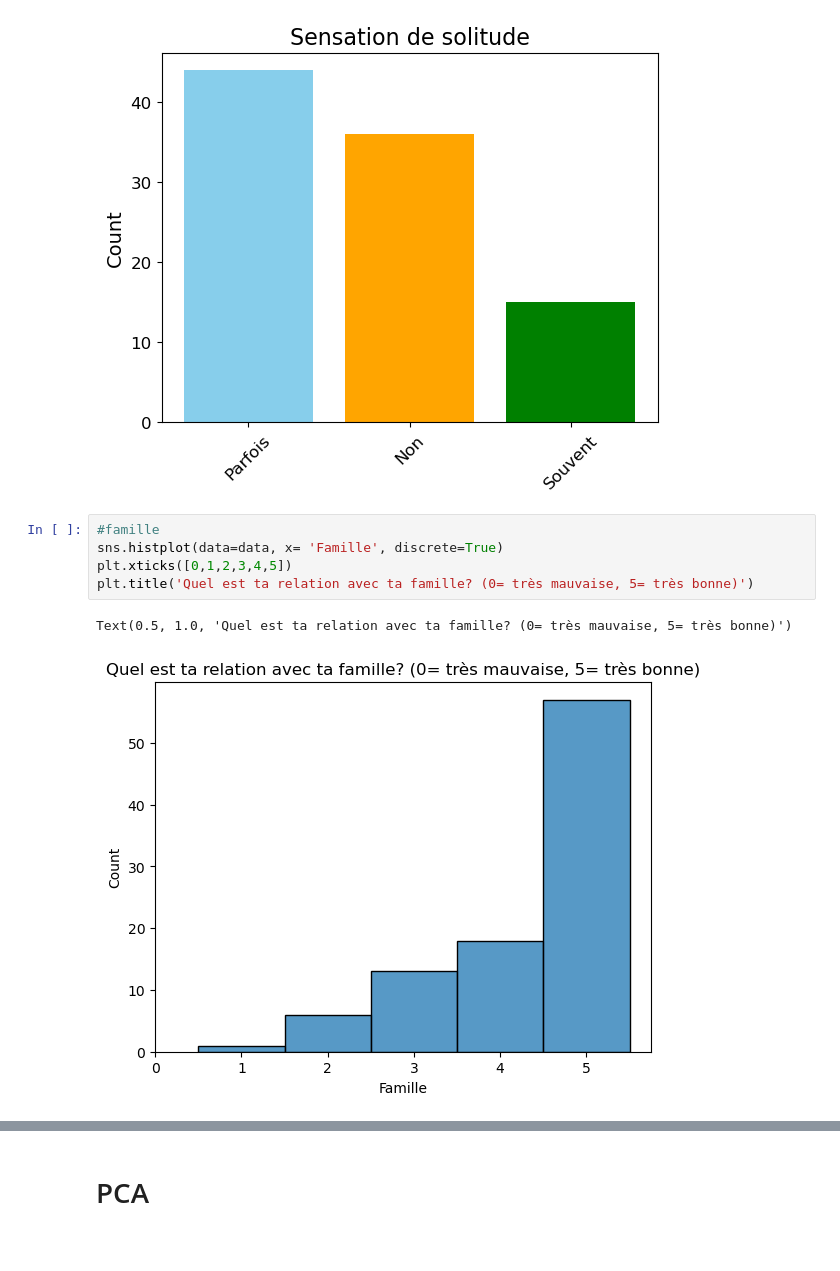
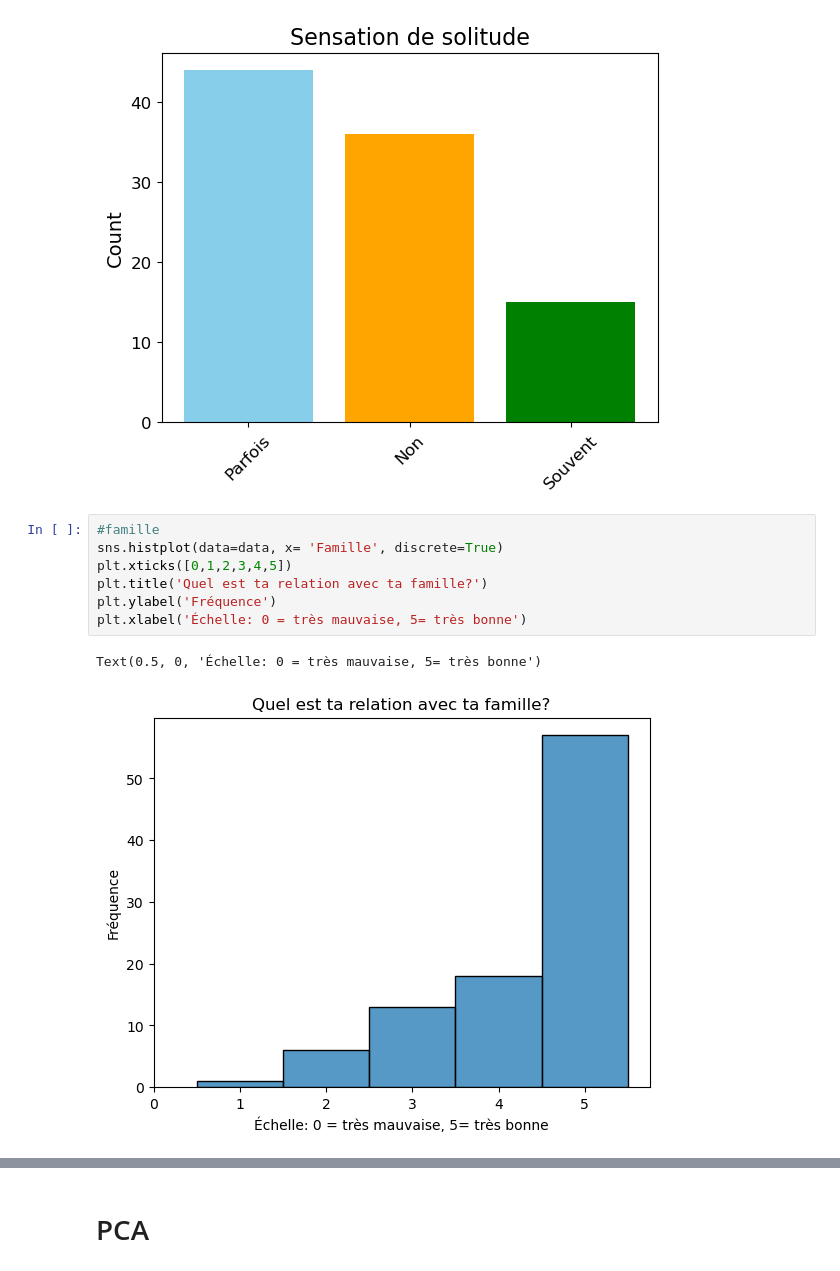
Before and after one commit to ClarissePierre/Precarite_Analyse, a Jupyter notebook: analyse.ipynb, the cells around one changed output, grey strips where cells are left out. Saved outputs shown, nothing was run; the diff lists cells and outputs as text; blank space fills up the shorter version.

```diff
--- a/analyse.ipynb
+++ b/analyse.ipynb
@@ -758,8 +774,10 @@ plt.show()
 # %%
 #famille
 sns.histplot(data=data, x= 'Famille', discrete=True)
 plt.xticks([0,1,2,3,4,5])
-plt.title('Quel est ta relation avec ta famille? (0= très mauvaise, 5= très bonne)')
+plt.title('Quel est ta relation avec ta famille?')
+plt.ylabel('Fréquence')
+plt.xlabel('Échelle: 0 = très mauvaise, 5= très bonne')
 # %% [output]
-Text(0.5, 1.0, 'Quel est ta relation avec ta famille? (0= très mauvaise, 5= très bonne)')
+Text(0.5, 0, 'Échelle: 0 = très mauvaise, 5= très bonne')
-[figure, old version]
+[figure, new version]
```
Also changed, not shown: parts of 9 cells of this notebook.
